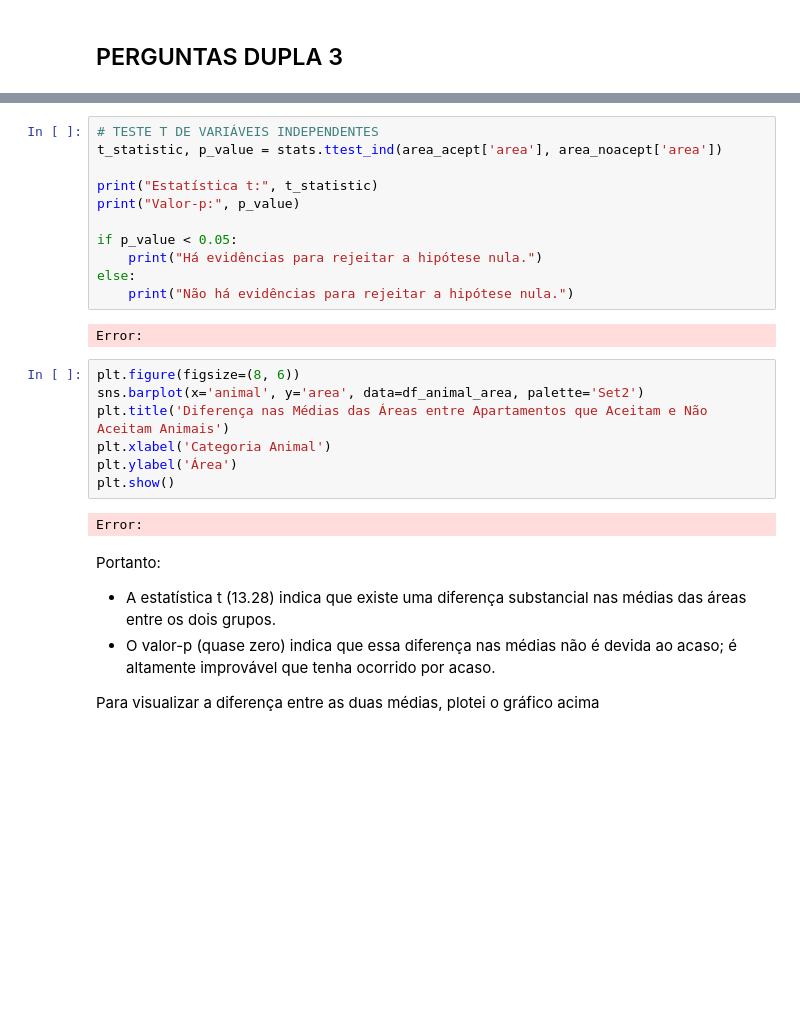
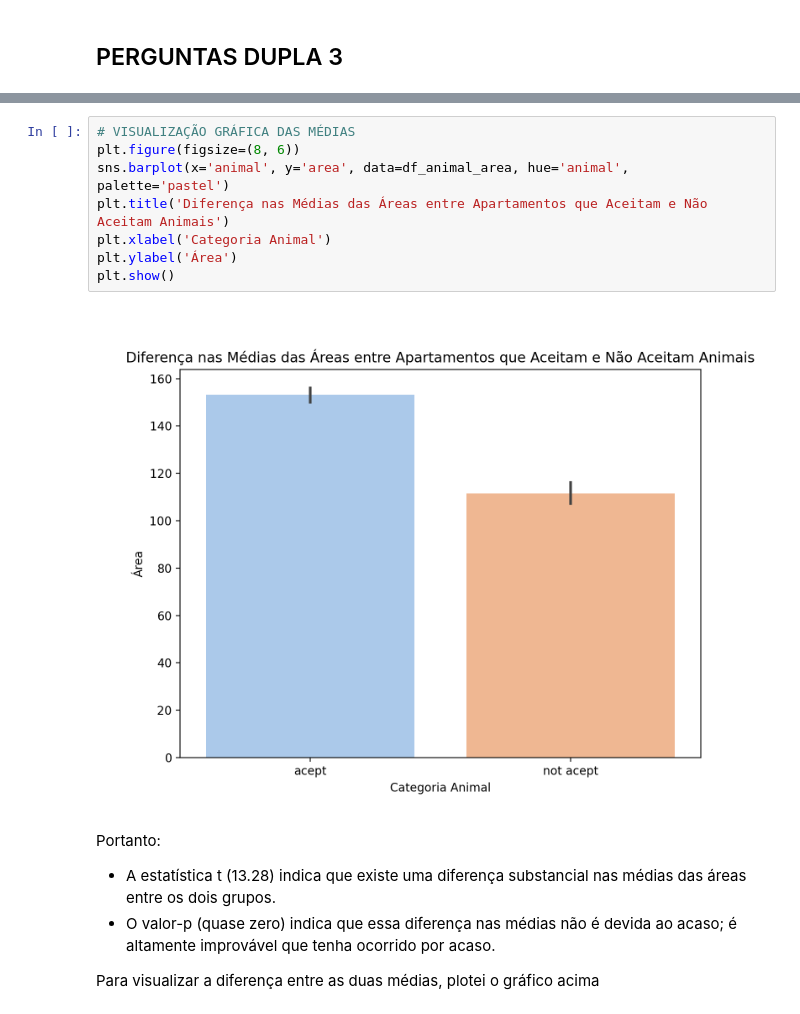
Before and after one commit to manusaleal/Projeto_EDA, a Jupyter notebook: douglas.ipynb, the cells around one changed output, grey strips where cells are left out. Drawn from its saved outputs; the diff is of its cells as text; blank space fills up the shorter version.

```diff
--- a/douglas.ipynb
+++ b/douglas.ipynb
@@ -669,25 +701,13 @@ Error:
-# %%
-# TESTE T DE VARIÁVEIS INDEPENDENTES
-t_statistic, p_value = stats.ttest_ind(area_acept['area'], area_noacept['area'])
-
-print("Estatística t:", t_statistic)
-print("Valor-p:", p_value)
-
-if p_value < 0.05:
-    print("Há evidências para rejeitar a hipótese nula.")
-else:
-    print("Não há evidências para rejeitar a hipótese nula.")
-# %% [output]
-Error:
 # %%
+# VISUALIZAÇÃO GRÁFICA DAS MÉDIAS
 plt.figure(figsize=(8, 6))
-sns.barplot(x='animal', y='area', data=df_animal_area, palette='Set2')
+sns.barplot(x='animal', y='area', data=df_animal_area, hue='animal', palette='pastel')
 plt.title('Diferença nas Médias das Áreas entre Apartamentos que Aceitam e Não Aceitam Animais')
 plt.xlabel('Categoria Animal')
 plt.ylabel('Área')
 plt.show()
 # %% [output]
-Error:
+[figure, added]
 # %% [markdown]
 Portanto:
 - A estatística t (13.28) indica que existe uma diferença substancial nas médias das áreas entre os dois grupos.
```
Also changed, not shown: parts of 26 cells of this notebook.
